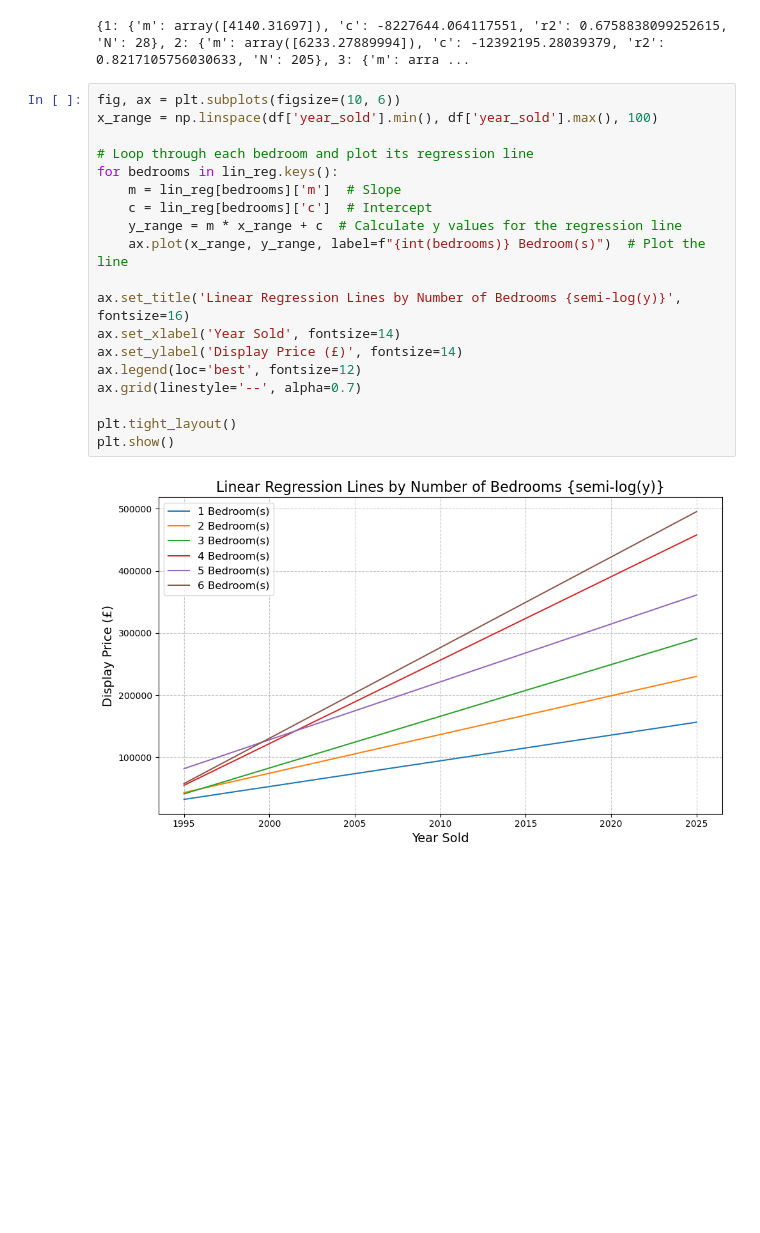
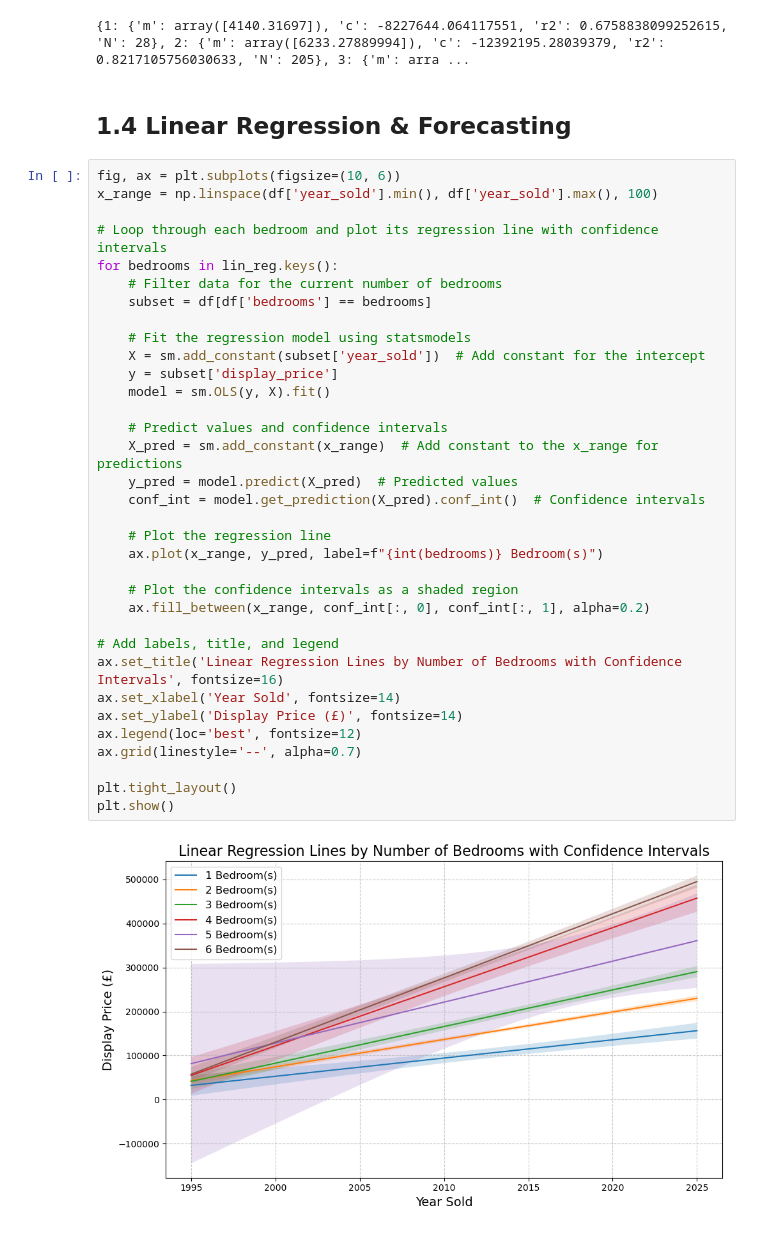
Before and after one commit to RoryThomas16/Cardiff-Housing-Price-Predictor, a Jupyter notebook: Cardiff-Housing_Price_Predictor.ipynb, the cells around one changed output. Cells and saved outputs as stored; diff of their text form; blank space fills up the shorter version.

```diff
--- a/Cardiff-Housing_Price_Predictor.ipynb
+++ b/Cardiff-Housing_Price_Predictor.ipynb
@@ -211,24 +213,41 @@ print(lin_reg)
 # %% [output]
 [figure]
 {1: {'m': array([4140.31697]), 'c': -8227644.064117551, 'r2': 0.6758838099252615, 'N': 28}, 2: {'m': array([6233.27889994]), 'c': -12392195.28039379, 'r2': 0.8217105756030633, 'N': 205}, 3: {'m': arra ...
+# %% [markdown]
+## 1.4 Linear Regression & Forecasting
 # %%
 fig, ax = plt.subplots(figsize=(10, 6))
 x_range = np.linspace(df['year_sold'].min(), df['year_sold'].max(), 100)
 
-# Loop through each bedroom and plot its regression line
+# Loop through each bedroom and plot its regression line with confidence intervals
 for bedrooms in lin_reg.keys():
-    m = lin_reg[bedrooms]['m']  # Slope
-    c = lin_reg[bedrooms]['c']  # Intercept
-    y_range = m * x_range + c  # Calculate y values for the regression line
-    ax.plot(x_range, y_range, label=f"{int(bedrooms)} Bedroom(s)")  # Plot the line
+    # Filter data for the current number of bedrooms
+    subset = df[df['bedrooms'] == bedrooms]
 
-ax.set_title('Linear Regression Lines by Number of Bedrooms {semi-log(y)}', fontsize=16)
+    # Fit the regression model using statsmodels
+    X = sm.add_constant(subset['year_sold'])  # Add constant for the intercept
+    y = subset['display_price']
+    model = sm.OLS(y, X).fit()
+
+    # Predict values and confidence intervals
+    X_pred = sm.add_constant(x_range)  # Add constant to the x_range for predictions
+    y_pred = model.predict(X_pred)  # Predicted values
+    conf_int = model.get_prediction(X_pred).conf_int()  # Confidence intervals
+
+    # Plot the regression line
+    ax.plot(x_range, y_pred, label=f"{int(bedrooms)} Bedroom(s)")
+
+    # Plot the confidence intervals as a shaded region
+    ax.fill_between(x_range, conf_int[:, 0], conf_int[:, 1], alpha=0.2)
+
+# Add labels, title, and legend
+ax.set_title('Linear Regression Lines by Number of Bedrooms with Confidence Intervals', fontsize=16)
 ax.set_xlabel('Year Sold', fontsize=14)
 ax.set_ylabel('Display Price (£)', fontsize=14)
 ax.legend(loc='best', fontsize=12)
 ax.grid(linestyle='--', alpha=0.7)
 
 plt.tight_layout()
 plt.show()
 # %% [output]
-[figure, old version]
+[figure, new version]
```
Also changed, not shown: parts of 2 cells of this notebook.
